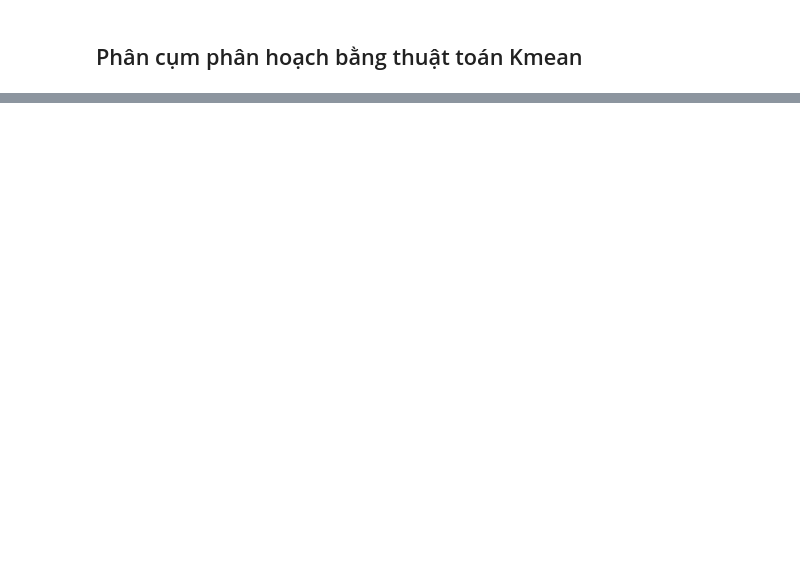
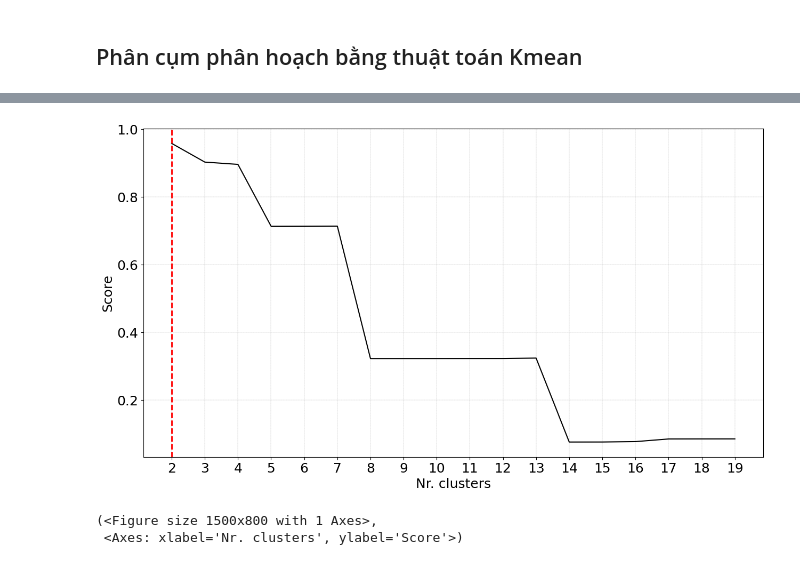
Before and after one commit to Narius2030/Vietnamese-Text-Classification-and-Clustering, a Jupyter notebook: word_embedding.ipynb, the cells around one changed output, grey strips where cells are left out. Saved outputs shown, nothing was run; the diff lists cells and outputs as text; code cells hidden in the pictures; blank space fills up the shorter version.

```diff
--- a/word_embedding.ipynb
+++ b/word_embedding.ipynb
@@ -299,0 +325,3 @@ ValueError: setting an array element with a sequence. The requested array has an
+# %%
+max_length = max([len(i) for i in mean_text_embeddings])
+mean_text_embeddings_padding = np.array(preprocessing.sequence.pad_sequences(mean_text_embeddings, maxlen=max_length, padding='pre', dtype='float32'))
@@ -299,0 +343,6 @@ ValueError: setting an array element with a sequence. The requested array has an
+# %%
+# Set parameters, as an example dbscan
+ce = clusteval(evaluate='silhouette', max_clust=20, normalize=True)
+
+# Fit to find optimal number of clusters using dbscan
+results = ce.fit(mean_text_embeddings_padding)
@@ -299,0 +357,6 @@ ValueError: setting an array element with a sequence. The requested array has an
+# %%
+ce.plot(verbose=0)
+# %% [output]
+[figure, added]
+(<Figure size 1500x800 with 1 Axes>,
+ <Axes: xlabel='Nr. clusters', ylabel='Score'>)
```
Also changed, not shown: parts of 30 cells of this notebook, 4 other files.
